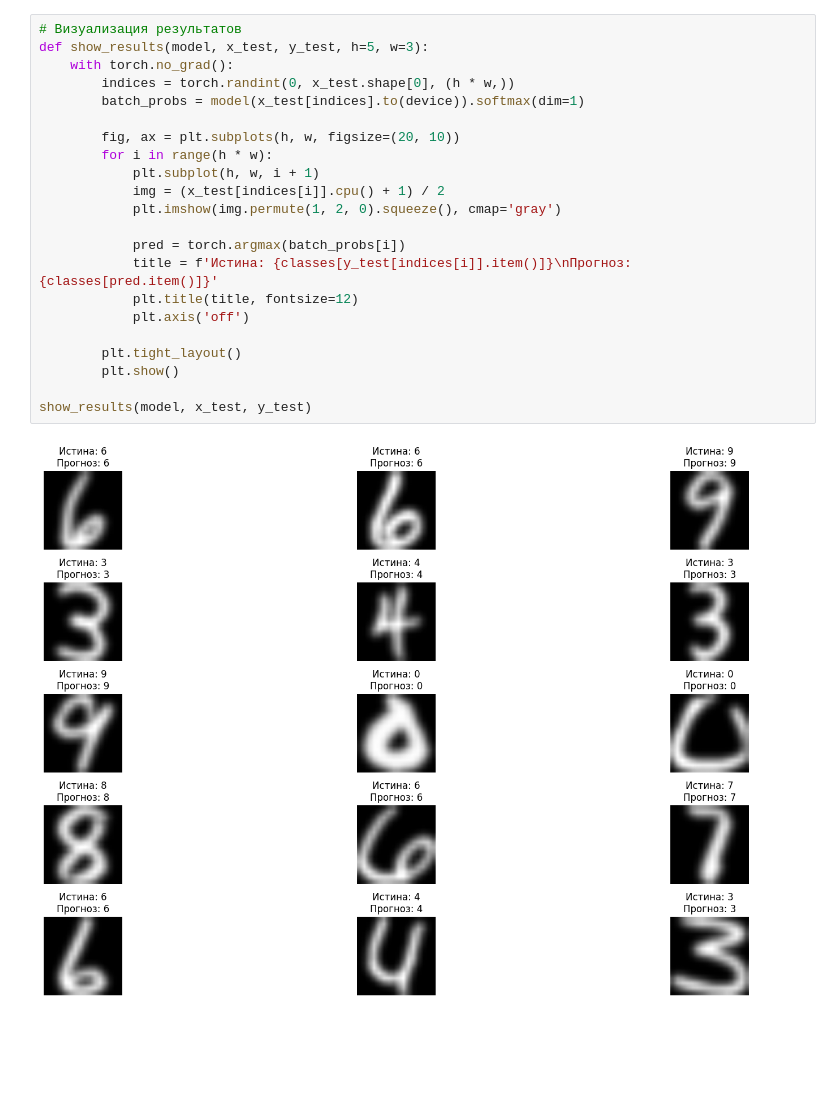
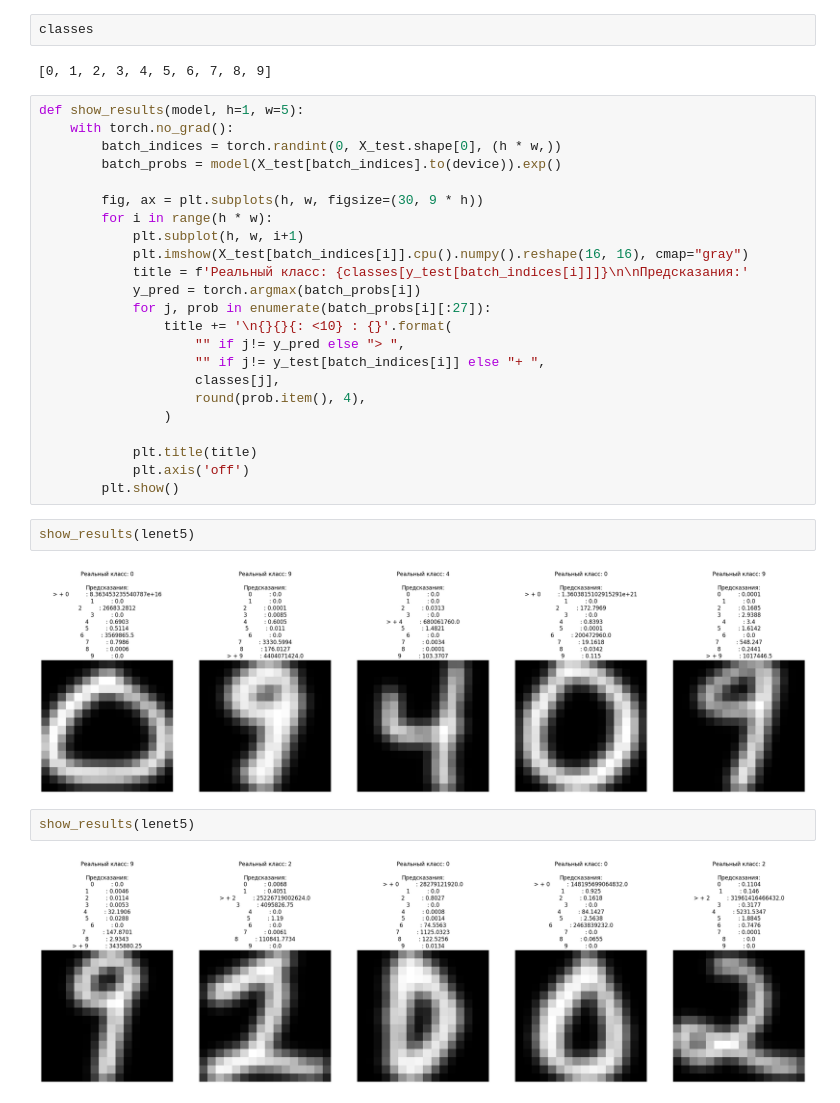
Before and after one commit to Ksevaa/computervision, a Jupyter notebook: 3_Lab.ipynb, the cells around one changed output. Cells and saved outputs as stored; diff of their text form; blank space fills up the shorter version.

```diff
--- a/3_Lab.ipynb
+++ b/3_Lab.ipynb
@@ -168,24 +241,35 @@ Epoch [10], Train Loss: 0.0006, Val Loss: 33.5393
+# %%
+classes
+# %% [output]
+[0, 1, 2, 3, 4, 5, 6, 7, 8, 9]
 # %%
-# Визуализация результатов
-def show_results(model, x_test, y_test, h=5, w=3):
+def show_results(model, h=1, w=5):
     with torch.no_grad():
-        indices = torch.randint(0, x_test.shape[0], (h * w,))
-        batch_probs = model(x_test[indices].to(device)).softmax(dim=1)
+        batch_indices = torch.randint(0, X_test.shape[0], (h * w,))
+        batch_probs = model(X_test[batch_indices].to(device)).exp()
 
-        fig, ax = plt.subplots(h, w, figsize=(20, 10))
+        fig, ax = plt.subplots(h, w, figsize=(30, 9 * h))
         for i in range(h * w):
-            plt.subplot(h, w, i + 1)
-            img = (x_test[indices[i]].cpu() + 1) / 2
-            plt.imshow(img.permute(1, 2, 0).squeeze(), cmap='gray')
+            plt.subplot(h, w, i+1)
+            plt.imshow(X_test[batch_indices[i]].cpu().numpy().reshape(16, 16), cmap="gray")
+            title = f'Реальный класс: {classes[y_test[batch_indices[i]]]}\n\nПредсказания:'
+            y_pred = torch.argmax(batch_probs[i])
+            for j, prob in enumerate(batch_probs[i][:27]):
+                title += '\n{}{}{: <10} : {}'.format(
+                    "" if j!= y_pred else "> ",
+                    "" if j!= y_test[batch_indices[i]] else "+ ",
+                    classes[j],
+                    round(prob.item(), 4),
+                )
 
-            pred = torch.argmax(batch_probs[i])
-            title = f'Истина: {classes[y_test[indices[i]].item()]}\nПрогноз: {classes[pred.item()]}'
-            plt.title(title, fontsize=12)
+            plt.title(title)
             plt.axis('off')
-
-        plt.tight_layout()
         plt.show()
-
-show_results(model, x_test, y_test)
-# %% [output]
-[figure, removed]
+# %%
+show_results(lenet5)
+# %% [output]
+[figure, added]
+# %%
+show_results(lenet5)
+# %% [output]
+[figure, added]
```
Also changed, not shown: parts of 25 cells of this notebook.
